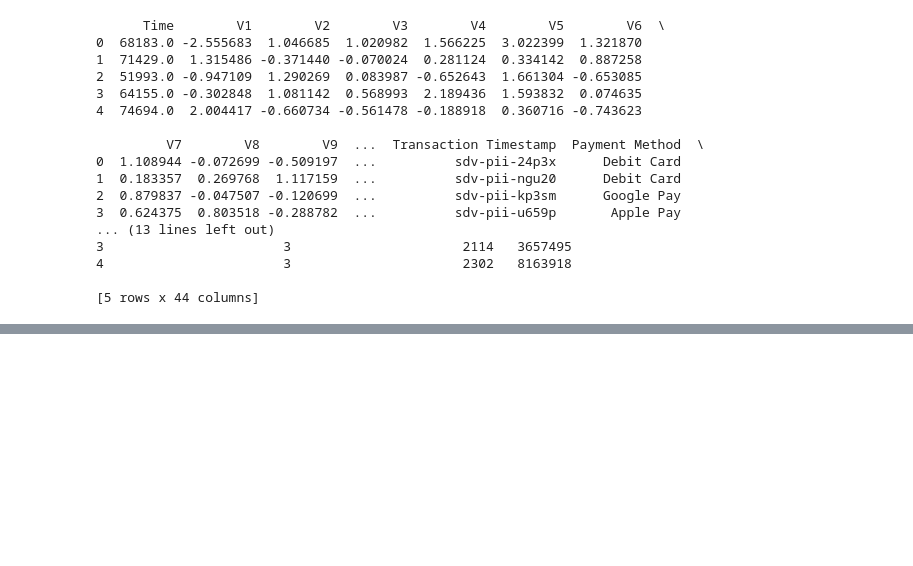
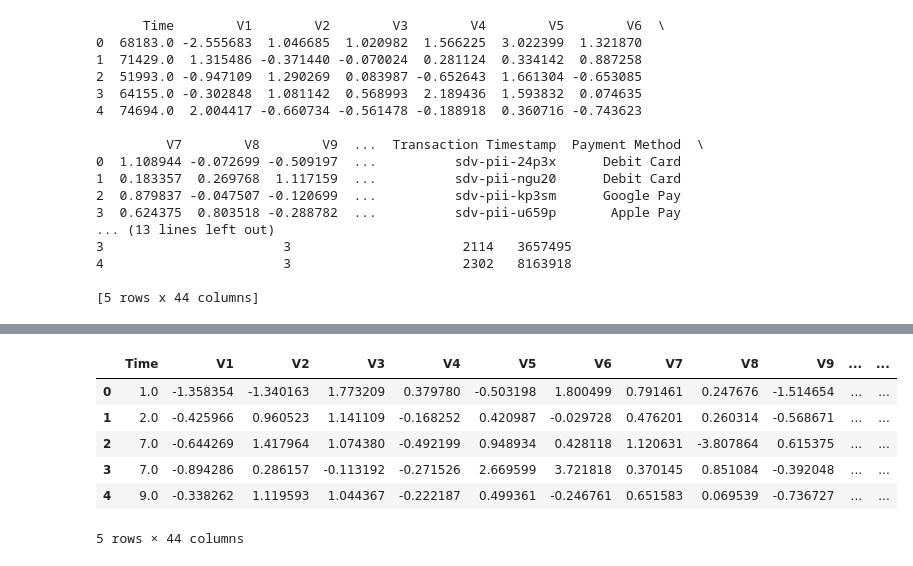
Before and after one commit to khp53/Credit-Card-Fraud-Detection-SecureBoost, a Jupyter notebook: Credit_card_fraud_detection.ipynb, the cells around one changed output, grey strips where cells are left out. Saved outputs shown, nothing was run; the diff lists cells and outputs as text; code cells hidden in the pictures; blank space fills up the shorter version.

Commit message:
partitioned e-commerce dataset and bank dataset and hashed card ids

```diff
--- a/Credit_card_fraud_detection.ipynb
+++ b/Credit_card_fraud_detection.ipynb
@@ -131,0 +186,13 @@ synthetic_data.to_csv("synthetic_creditcard.csv", index=False)
+# %%
+bank_data = pd.read_csv("bank_data_with_card_ids.csv")
+ecommerce_data = pd.read_csv("ecommerce_data_with_card_ids.csv")
+# %%
+bank_data.head(5)
+# %% [output]
+|  | Time | V1 | V2 | V3 | V4 | V5 | V6 | V7 | V8 | V9 | ... | ... |
+| 0 | 1.0 | -1.358354 | -1.340163 | 1.773209 | 0.379780 | -0.503198 | 1.800499 | 0.791461 | 0.247676 | -1.514654 | ... | ... |
+| 1 | 2.0 | -0.425966 | 0.960523 | 1.141109 | -0.168252 | 0.420987 | -0.029728 | 0.476201 | 0.260314 | -0.568671 | ... | ... |
+| 2 | 7.0 | -0.644269 | 1.417964 | 1.074380 | -0.492199 | 0.948934 | 0.428118 | 1.120631 | -3.807864 | 0.615375 | ... | ... |
+| 3 | 7.0 | -0.894286 | 0.286157 | -0.113192 | -0.271526 | 2.669599 | 3.721818 | 0.370145 | 0.851084 | -0.392048 | ... | ... |
+| 4 | 9.0 | -0.338262 | 1.119593 | 1.044367 | -0.222187 | 0.499361 | -0.246761 | 0.651583 | 0.069539 | -0.736727 | ... | ... |
+5 rows × 44 columns
```
Also changed, not shown: parts of 14 cells of this notebook.
